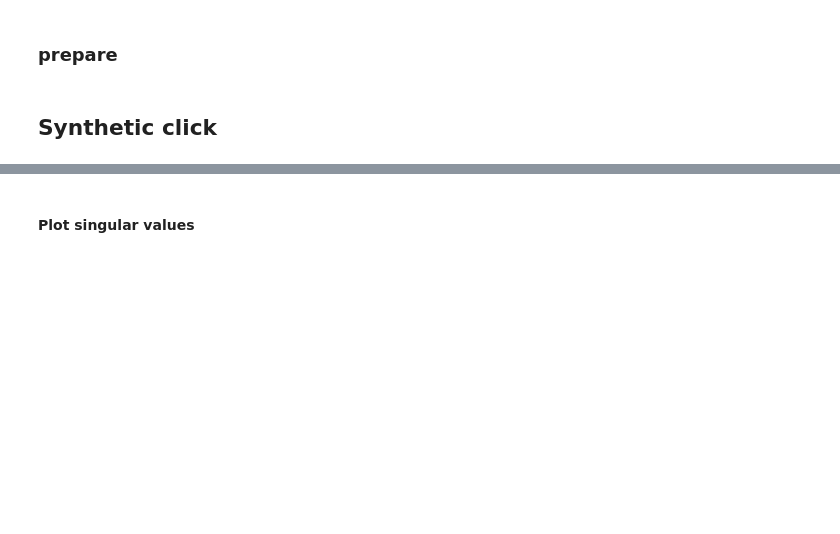
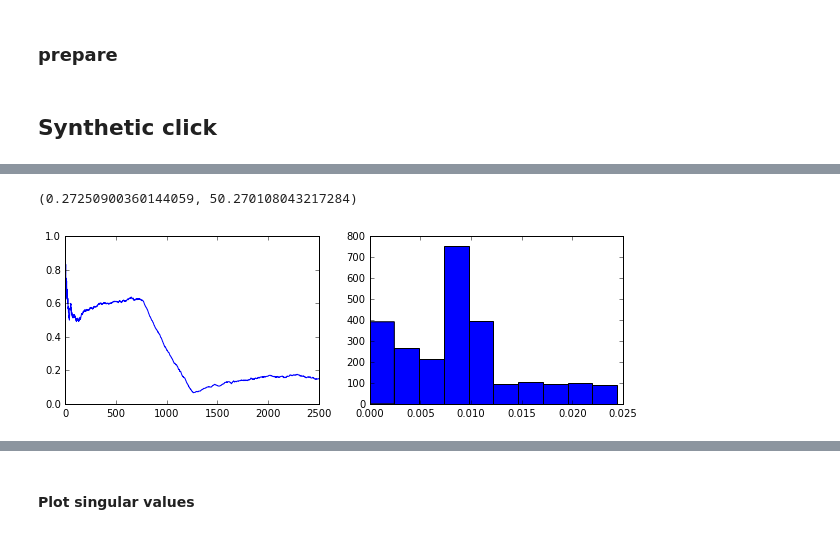
Before and after one commit to takuti/stream-recommender, a Jupyter notebook: paper-sketch.ipynb, the cells around one changed output, grey strips where cells are left out. Saved outputs shown, nothing was run; the diff lists cells and outputs as text; code cells hidden in the pictures; blank space fills up the shorter version.

```diff
--- a/paper-sketch.ipynb
+++ b/paper-sketch.ipynb
@@ -159,0 +210,15 @@ def plot(name, exp, MF, iMF, FMs, iFMs, sketch, N=10, T=5000):
+# %%
+res = parse_result('results/chiir-2017/click/iMF.tsv', window_size=500, at=1, n_item=5)
+
+plt.subplot(121)
+plt.plot(res['incremental_recalls'])
+plt.subplot(122)
+plt.hist(res['top1_scores'])
+
+fig = plt.gcf()
+fig.set_size_inches((10, 3))
+
+res['recall'], res['MPR']
+# %% [output]
+(0.27250900360144059, 50.270108043217284)
+[figure, added]
```
Also changed, not shown: parts of 20 cells of this notebook.
